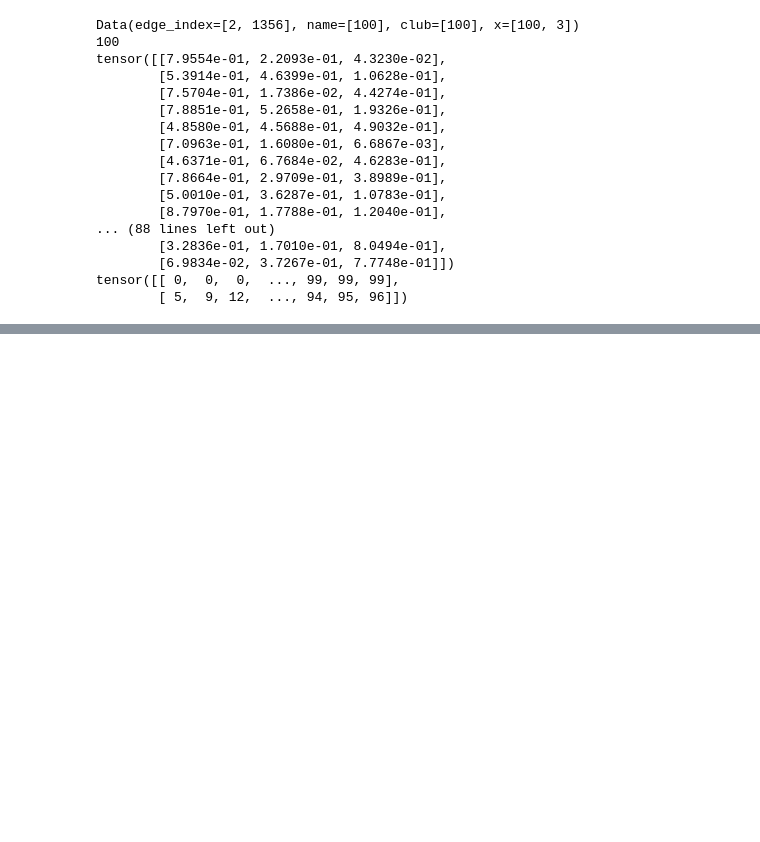
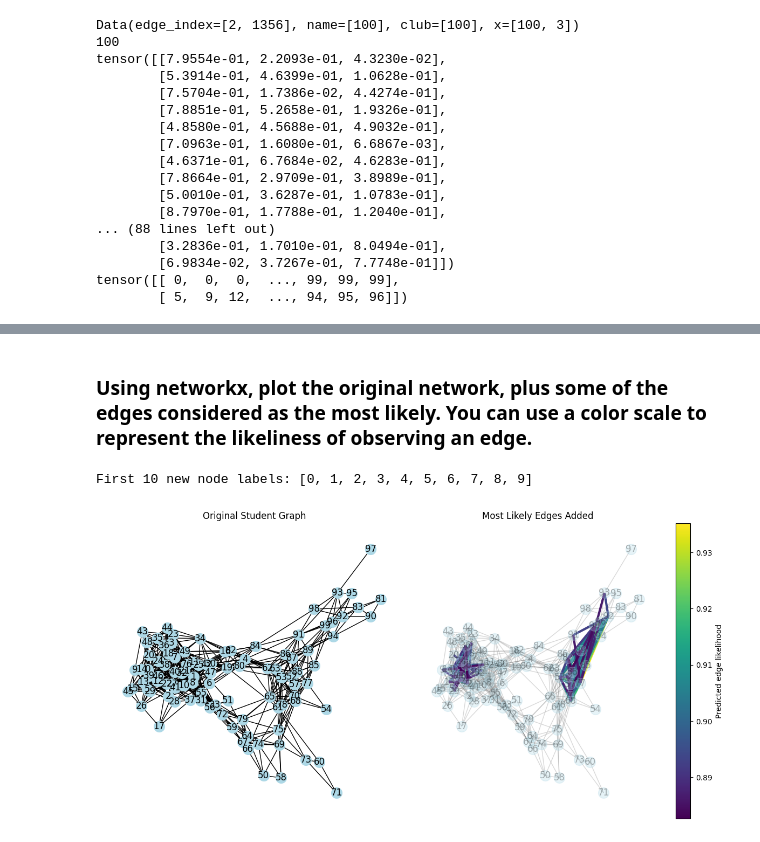
Before and after one commit to mattdlg/projet_GNN, a Jupyter notebook: TP1.ipynb, the cells around one changed output, grey strips where cells are left out. Saved outputs shown, nothing was run; the diff lists cells and outputs as text; code cells hidden in the pictures; blank space fills up the shorter version.

```diff
--- a/TP1.ipynb
+++ b/TP1.ipynb
@@ -73,0 +405,10 @@ tensor([[ 0,  0,  0,  ..., 99, 99, 99],
+# %%
+# reconstruct the original graph
+def reconstruct_graph(model, data):
+    model.eval()
+    with torch.no_grad():
+        z = model.encode(data.x, data.train_pos_edge_index)
+        Ahat = torch.sigmoid(z @ z.T)
+    return Ahat
+adj = reconstruct_graph(model, data)
+print(f"Reconstructed adjacency matrix: {adj}")
@@ -73,0 +423,58 @@ tensor([[ 0,  0,  0,  ..., 99, 99, 99],
+# %% [markdown]
+### Using networkx, plot the original network, plus some of the edges considered as the most likely. You can use a color scale to represent the likeliness of observing an edge.
+# %%
+# Create mapping: assign integer IDs 0..N-1 to each node
+mapping = {old_label: i for i, old_label in enumerate(graph_nx.nodes())}
+
+# Relabel nodes
+graph_nx = nx.relabel_nodes(graph_nx, mapping)
+
+# Check
+print("First 10 new node labels:", list(graph_nx.nodes())[:10])
+# %% [output]
+First 10 new node labels: [0, 1, 2, 3, 4, 5, 6, 7, 8, 9]
+# %%
+plt.figure(figsize=(12, 6))
+pos = nx.spring_layout(graph_nx, seed=42)
+
+# --- Left: Original graph ---
+ax1 = plt.subplot(1, 2, 1)
+nx.draw(graph_nx, pos, with_labels=True, node_size=200, node_color='lightblue')
+ax1.set_title("Original Student Graph")
+
+# --- Right: Graph with predicted edges ---
+ax2 = plt.subplot(1, 2, 2)
+
+# Get edges + probabilities
+edge_probs = []
+for i in range(data.num_nodes):
+    for j in range(i + 1, data.num_nodes):
+        edge_probs.append((i, j, adj[i, j].item()))
+
+# Take top N
+N = 100
+edge_probs = sorted(edge_probs, key=lambda x: x[2], reverse=True)[:N]
+edges = [(i, j) for i, j, _ in edge_probs]
+colors = [p for _, _, p in edge_probs]
+
+# Normalize colors
+norm = plt.Normalize(vmin=min(colors), vmax=max(colors))
+sm = plt.cm.ScalarMappable(cmap=plt.cm.viridis, norm=norm)
+sm.set_array([])
+
+# Draw base graph + predicted edges
+nx.draw(graph_nx, pos, with_labels=True, node_size=200, node_color='lightblue',
+        edge_color='gray', width=1.0, alpha=0.3, ax=ax2)
+nx.draw_networkx_edges(graph_nx, pos, edgelist=edges,
+                       edge_color=colors, edge_cmap=plt.cm.viridis,
+                       edge_vmin=min(colors), edge_vmax=max(colors),
+                       width=3, ax=ax2)
+
+# ✅ Attach colorbar to the right subplot
+plt.colorbar(sm, ax=ax2, label='Predicted edge likelihood')
+
+ax2.set_title("Most Likely Edges Added")
+plt.tight_layout()
+plt.show()
+# %% [output]
+[figure, added]
```
Also changed, not shown: parts of 37 cells of this notebook.
